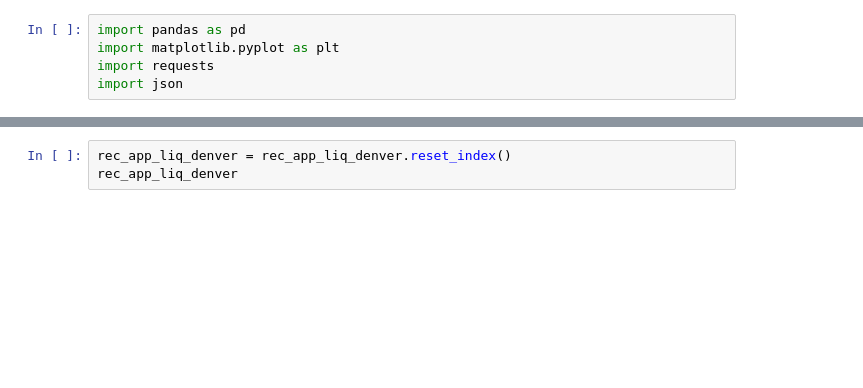
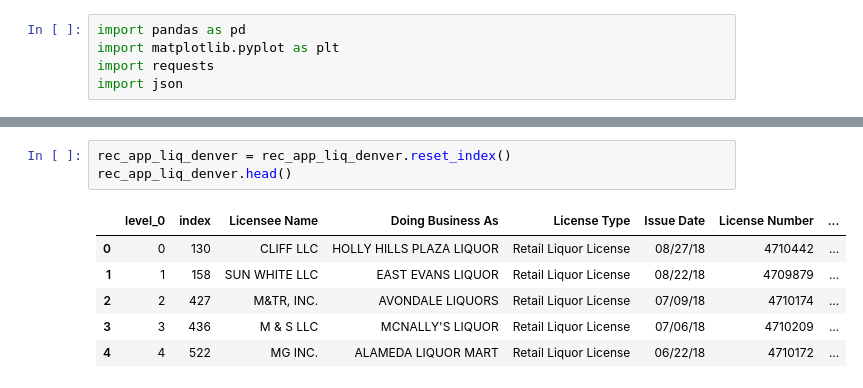
Before and after one commit to dodco2646/Final_4_Project, a Jupyter notebook: License_Project_DataFrame.ipynb, the cells around one changed output, grey strips where cells are left out. Cells and saved outputs as stored; diff of their text form; blank space fills up the shorter version.

```diff
--- a/License_Project_DataFrame.ipynb
+++ b/License_Project_DataFrame.ipynb
@@ -26,6 +57,13 @@ rec_app_liq_denver
 # %%
 rec_app_liq_denver = rec_app_liq_denver.reset_index()
-rec_app_liq_denver
+rec_app_liq_denver.head()
+# %% [output]
+|  | level_0 | index | Licensee Name | Doing Business As | License Type | Issue Date | License Number | ... |
+| 0 | 0 | 130 | CLIFF LLC | HOLLY HILLS PLAZA LIQUOR | Retail Liquor License | 08/27/18 | 4710442 | ... |
+| 1 | 1 | 158 | SUN WHITE LLC | EAST EVANS LIQUOR | Retail Liquor License | 08/22/18 | 4709879 | ... |
+| 2 | 2 | 427 | M&TR, INC. | AVONDALE LIQUORS | Retail Liquor License | 07/09/18 | 4710174 | ... |
+| 3 | 3 | 436 | M & S LLC | MCNALLY'S LIQUOR | Retail Liquor License | 07/06/18 | 4710209 | ... |
+| 4 | 4 | 522 | MG INC. | ALAMEDA LIQUOR MART | Retail Liquor License | 06/22/18 | 4710172 | ... |
 # %%
 liquor_data['LICENSES'] = liquor_data['LICENSES'].replace({
                             'LIQUOR - FERMENTED MALT BEVERAGE' : 'ACTIVE RETAIL LIQUOR LICENSE',
```
Also changed, not shown: parts of 7 cells of this notebook.
